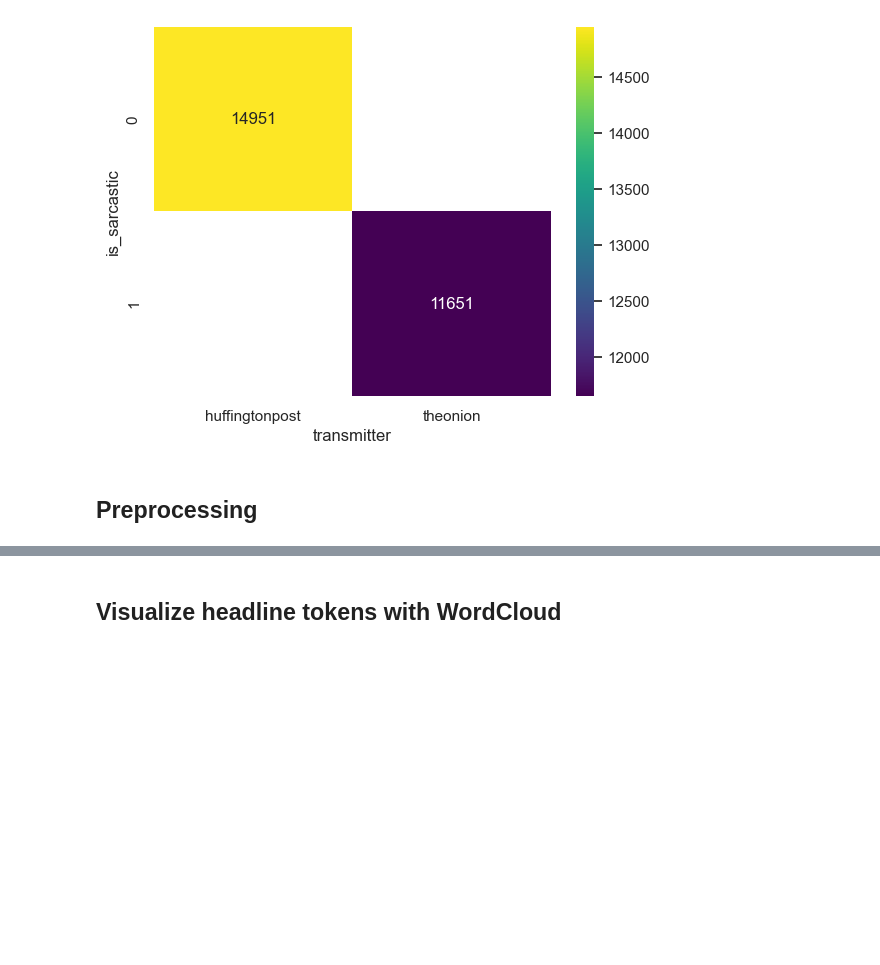
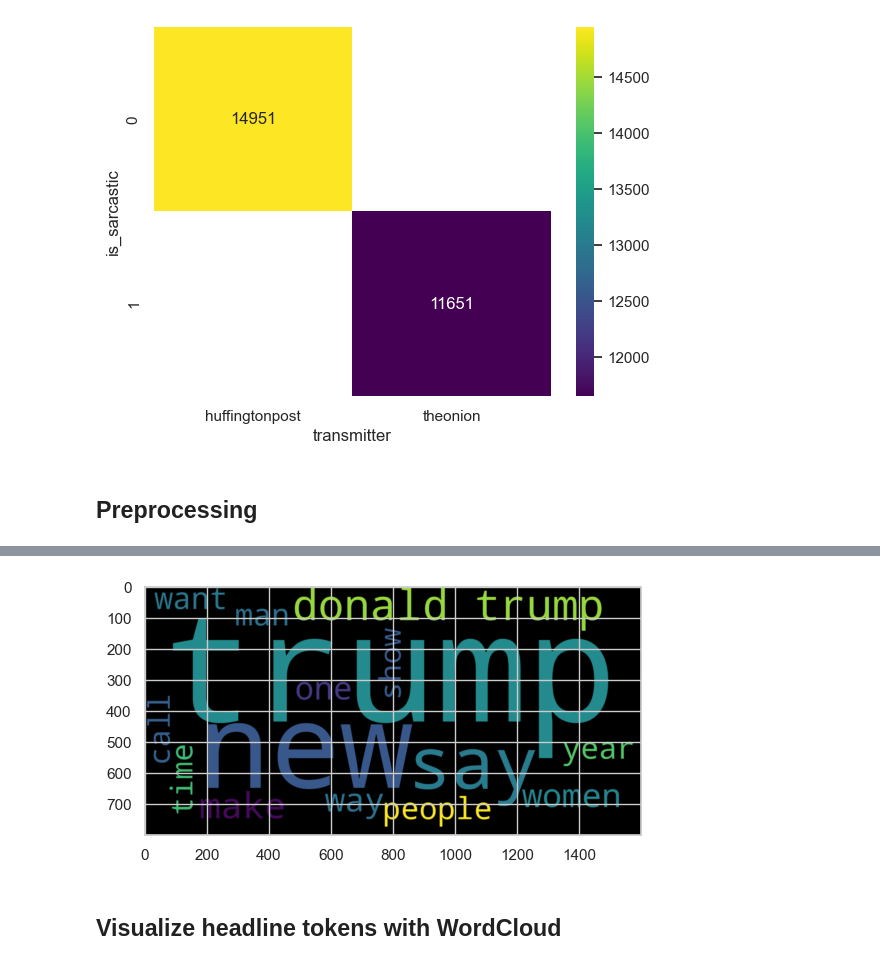
Before and after one commit to wilberquito/Sarcasm-Detector, a Jupyter notebook: detection.ipynb, the cells around one changed output, grey strips where cells are left out. Drawn from its saved outputs; the diff is of its cells as text; code cells hidden in the pictures; blank space fills up the shorter version.

```diff
--- a/detection.ipynb
+++ b/detection.ipynb
@@ -181,2 +202,9 @@ df[['headline', 'cleaned_headline']].head()
+# %%
+# more frequent words used in sarcastic headlines
+sarcastic_words = ' '.join(df[df['is_sarcastic'] == 1]['cleaned_headline'])
+wc = WordCloud(max_words = 15 , width = 1600 , height = 800).generate(non_sarcastic_words)
+ax = plt.imshow(wc , interpolation = 'bilinear')
+# %% [output]
+[figure, added]
 # %% [markdown]
 ## Visualize headline tokens with WordCloud
```
Also changed, not shown: parts of 7 cells of this notebook.
